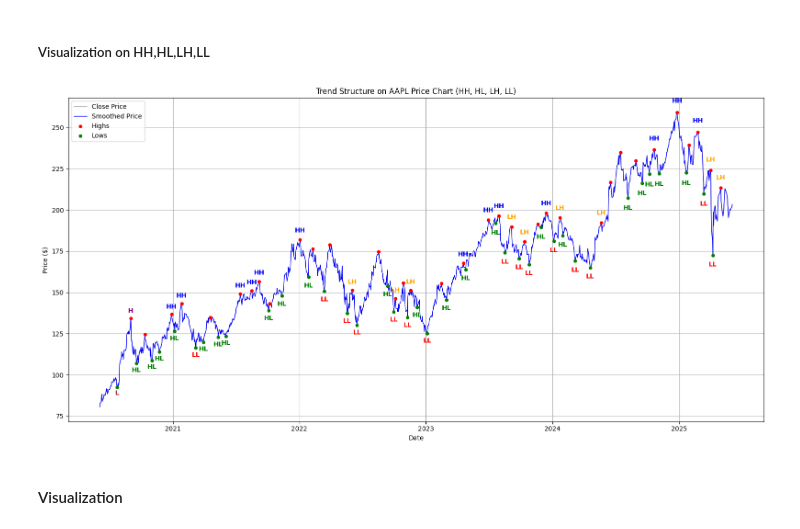
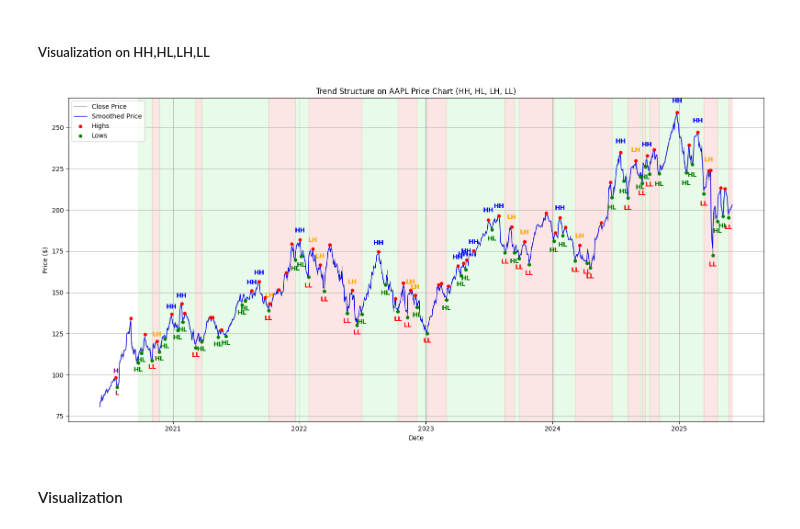
Before and after one commit to greentree327/Algogene_algo_trading, a Jupyter notebook: video-final.ipynb, the cells around one changed output. Drawn from its saved outputs; the diff is of its cells as text; code cells hidden in the pictures.

```diff
--- a/video-final.ipynb
+++ b/video-final.ipynb
@@ -69,7 +62,7 @@ def calculate_atr(df, period=14):
 # %% [markdown]
 #### Detect peak and troughs
 # %%
-def detect_extrema(df, window=49, polyorder=5, distance=15, prominence_factor=0.5, refine_window=3):
+def detect_extrema(df, window=49, polyorder=5, distance=15, prominence_factor=0.5, refine_window=2):
     """
     Detect significant peaks and troughs in price data with refinement on raw prices.
 
@@ -114,4 +107,4 @@ def detect_extrema(df, window=49, polyorder=5, distance=15, prominence_factor=0.
     return peaks_idx, troughs_idx, peak_properties, trough_properties
 
 
-peaks_idx, troughs_idx, peak_properties, trough_properties = detect_extrema(df, window=7, polyorder=6, distance=15, prominence_factor=0.5)
+peaks_idx, troughs_idx, peak_properties, trough_properties = detect_extrema(df, window=2, polyorder=1, distance=3, prominence_factor=0.4)
@@ -267,74 +204,78 @@ structure_df = classify_trend_structure(df, peaks_idx, troughs_idx)
 # %% [markdown]
 ##### Visualization on HH,HL,LH,LL
 # %%
-import pandas as pd
 import matplotlib.pyplot as plt
 
-# Assuming df, df_inflex, and structure_df are already prepared
-
-# Define label colors
+# Label colors
 label_colors = {
     'HH': 'blue',
     'HL': 'green',
     'LH': 'orange',
     'LL': 'red',
-    'H': 'purple',  # Initial high
-    'L': 'brown'    # Initial low
+    'H': 'purple',
+    'L': 'brown'
 }
 
 plt.figure(figsize=(16, 8))
+
+# Shade bullish/bearish trend regions
+for seg in trend_segments:
+    start_date = df.loc[seg['start_index'], 'Date']
+    end_date = df.loc[seg['end_index'], 'Date']
+    color = 'lightgreen' if seg['trend'] == 'bullish' else 'lightcoral'
+    plt.axvspan(start_date, end_date, color=color, alpha=0.2)
+
+# Plot lines
 plt.plot(df["Date"], df["Close/Last"], label="Close Price", color='gray', linewidth=0.8)
 plt.plot(df["Date"], df["Close_Smooth"], label="Smoothed Price", color='blue', linewidth=1)
 
-# Extract highs and lows from df_inflex
-highs = df_inflex[df_inflex["point"] == "high"]
-lows = df_inflex[df_inflex["point"] == "low"]
+# Extract highs and lows from structure_df for scatter plotting
+high_labels = ['H', 'HH', 'LH']
+low_labels = ['L', 'HL', 'LL']
 
-# Plot highs and lows with smaller dots
-plt.scatter(highs["Date"], highs["InflexionPrice"], color='red', label="Highs", s=20, zorder=5)
-plt.scatter(lows["Date"], lows["InflexionPrice"], color='green', label="Lows", s=20, zorder=5)
+highs_df = structure_df[structure_df['label'].isin(high_labels)]
+lows_df = structure_df[structure_df['label'].isin(low_labels)]
 
-# Track first occurrence of standalone 'H' and 'L'
+# Plot highs and lows as scatter points
+plt.scatter(df.loc[highs_df['index'], 'Date'], highs_df['price'], color='red', label="Highs", s=20, zorder=5)
+plt.scatter(df.loc[lows_df['index'], 'Date'], lows_df['price'], color='green', label="Lows", s=20, zorder=5)
+
+# Label structure points
 h_l_shown = {'H': False, 'L': False}
-
-# Label the structure points (HH, HL, LH, LL)
 for _, row in structure_df.iterrows():
     date = df.loc[row['index'], 'Date']
     price = row['price']
     label = row['label']
 
-    # Skip standalone 'H' or 'L' except the first time
+    # Only show first standalone H/L
     if label in ['H', 'L']:
         if h_l_shown[label]:
             continue
         else:
             h_l_shown[label] = True
 
     color = label_colors.get(label, 'black')
-
-    # Define highs and lows explicitly
-    high_labels = ['H', 'HH', 'LH']
-    low_labels = ['L', 'HL', 'LL']
 
     if label in low_labels:
         y_offset = -price * 0.02
         va = 'top'
     else:
         y_offset = price * 0.02
         va = 'bottom'
 
     plt.text(date, price + y_offset, label, color=color, fontsize=10, fontweight='bold',
              ha='center', va=va)
 
+# Final plot touches
 plt.title("Trend Structure on AAPL Price Chart (HH, HL, LH, LL)")
 plt.xlabel("Date")
 plt.ylabel("Price ($)")
 plt.legend()
 plt.grid(True)
 plt.tight_layout()
 plt.show()
 # %% [output]
-[figure, old version]
+[figure, new version]
 # %%
 def detect_trends(df_inflex):
     trends = []
```
Also changed, not shown: parts of 8 cells of this notebook, 1 other file.
